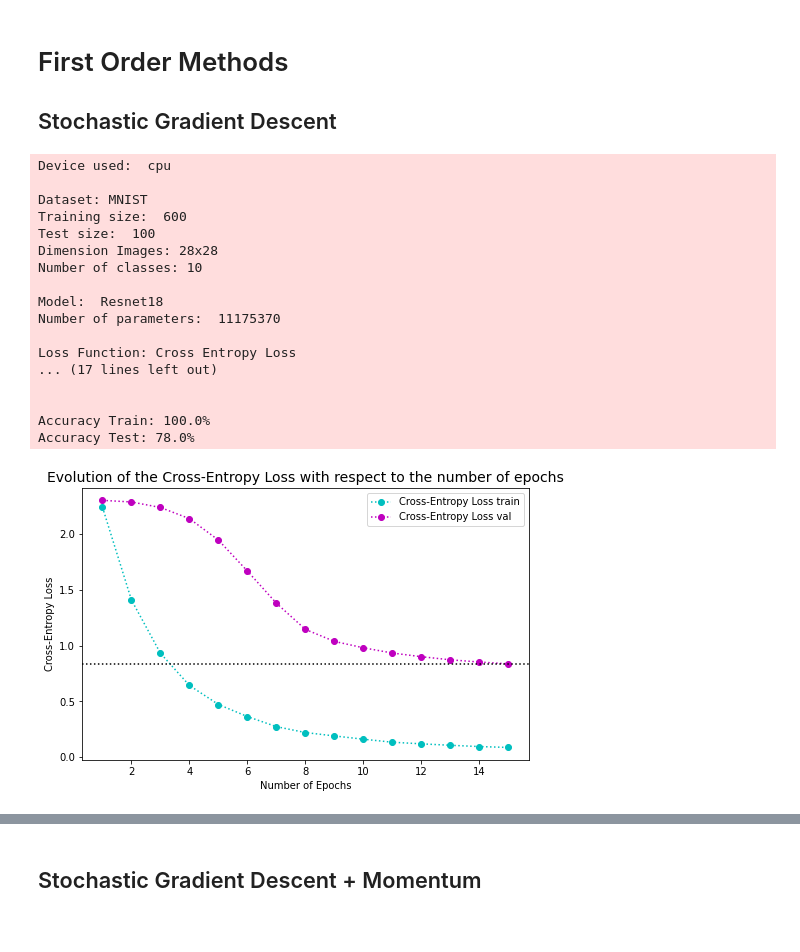
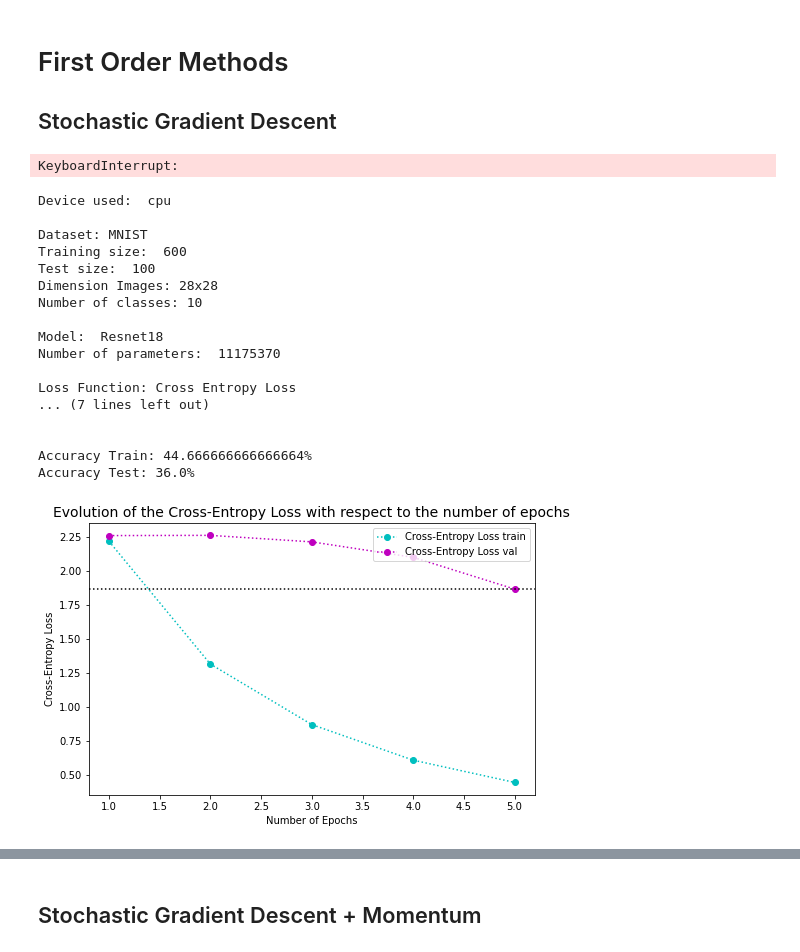
Before and after one commit to riccardocadei/adahessian, a Jupyter notebook: main.ipynb, the cells around one changed output, grey strips where cells are left out. Cells and saved outputs as stored; diff of their text form; code cells hidden in the pictures.

Commit message:
Hyperparameter tuning
Hyperparameter tuning + Hyperparameter grid

```diff
--- a/main.ipynb
+++ b/main.ipynb
@@ -6,25 +6,29 @@ from train import *
 # %% [markdown]
 # First Order Methods
 ## Stochastic Gradient Descent
+# %%
+best_return, best_hyperparameters = parameter_grid_search(plot=False,print_=False)
+# %% [output]
+KeyboardInterrupt:
 # %%
-run_experiment(optimizer_name="SGD", model_name='resnet18',
-                nb_epochs=15, batch_size=100, reduce=100, plot=True)
+ret = run_experiment(optimizer_name="SGD", model_name='resnet18',
+                nb_epochs=5, batch_size=100, reduce=100, plot=True)
 # %% [output]
 Device used:  cpu
 
 Dataset: MNIST
 Training size:  600
 Test size:  100
 Dimension Images: 28x28
 Number of classes: 10
 
 Model:  Resnet18
 Number of parameters:  11175370
 
 Loss Function: Cross Entropy Loss
-... (17 lines left out)
+... (7 lines left out)
 
 
-Accuracy Train: 100.0%
-Accuracy Test: 78.0%
+Accuracy Train: 44.666666666666664%
+Accuracy Test: 36.0%
-[figure, old version]
+[figure, new version]
```
Also changed, not shown: parts of 5 cells of this notebook, 10 other files.
